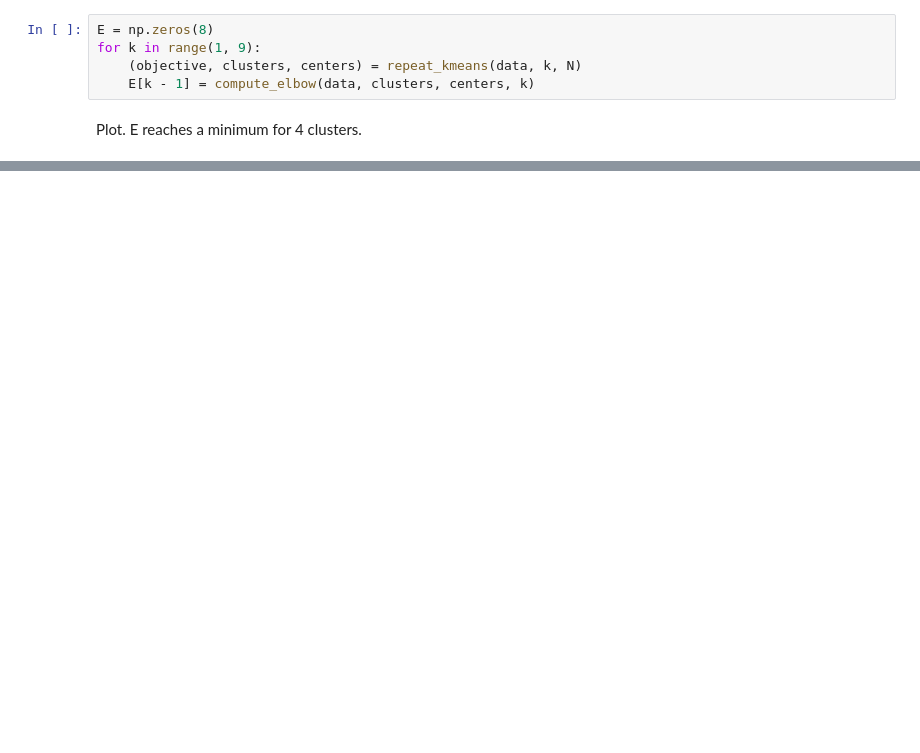
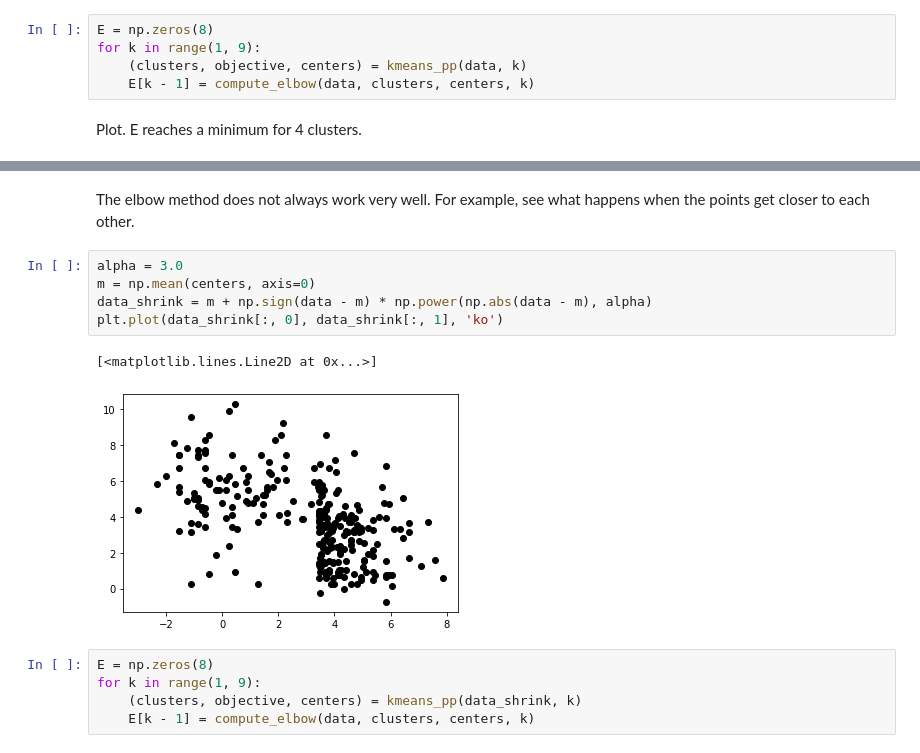
Before and after one commit to ArianeDucellier/Programmation, a Jupyter notebook: ML/kmeans_tutorial.ipynb, the cells around one changed output, grey strips where cells are left out. Cells and saved outputs as stored; diff of their text form; blank space fills up the shorter version.

```diff
--- a/ML/kmeans_tutorial.ipynb
+++ b/ML/kmeans_tutorial.ipynb
@@ -173,7 +301,7 @@ Compute the value of E for different values of the number of clusters
 # %%
 E = np.zeros(8)
 for k in range(1, 9):
-    (objective, clusters, centers) = repeat_kmeans(data, k, N)
+    (clusters, objective, centers) = kmeans_pp(data, k)
     E[k - 1] = compute_elbow(data, clusters, centers, k)
 # %% [markdown]
 Plot. E reaches a minimum for 4 clusters.
@@ -181,0 +313,15 @@ plt.plot(np.arange(1, 9), E)
+# %% [markdown]
+The elbow method does not always work very well. For example, see what happens when the points get closer to each other.
+# %%
+alpha = 3.0
+m = np.mean(centers, axis=0)
+data_shrink = m + np.sign(data - m) * np.power(np.abs(data - m), alpha)
+plt.plot(data_shrink[:, 0], data_shrink[:, 1], 'ko')
+# %% [output]
+[<matplotlib.lines.Line2D at 0x...>]
+[figure, added]
+# %%
+E = np.zeros(8)
+for k in range(1, 9):
+    (clusters, objective, centers) = kmeans_pp(data_shrink, k)
+    E[k - 1] = compute_elbow(data, clusters, centers, k)
```
Also changed, not shown: parts of 30 cells of this notebook, 3 other files.
